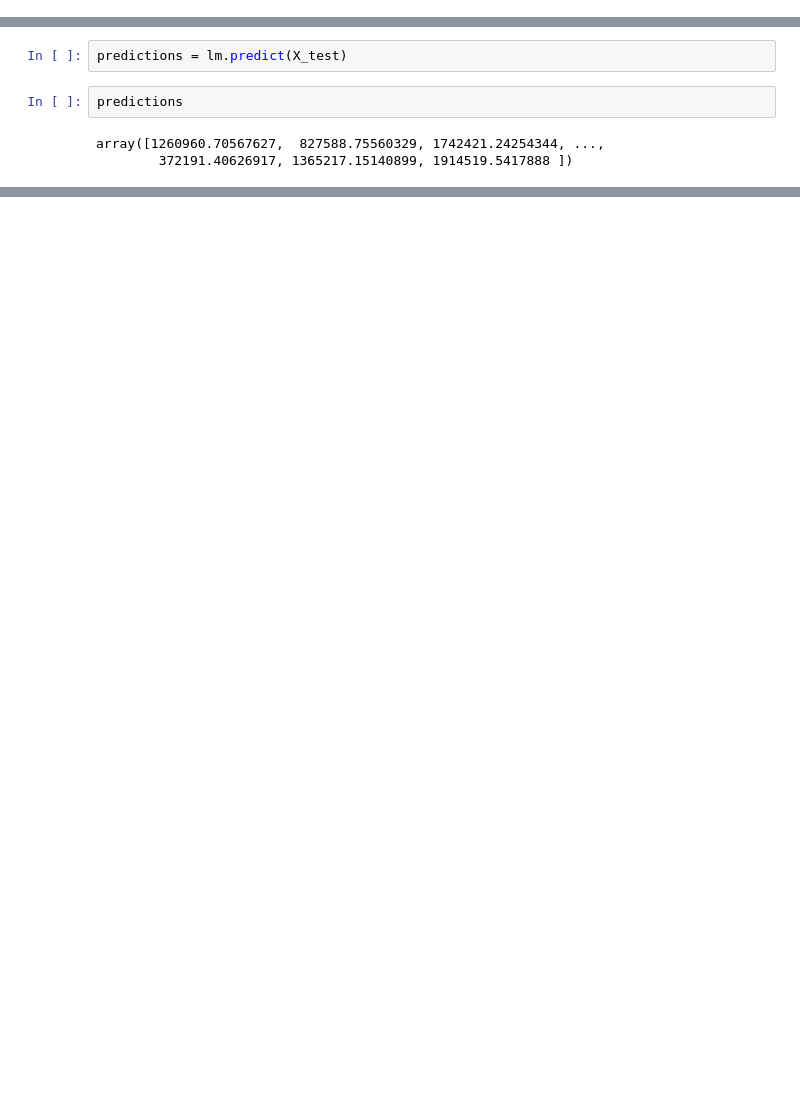
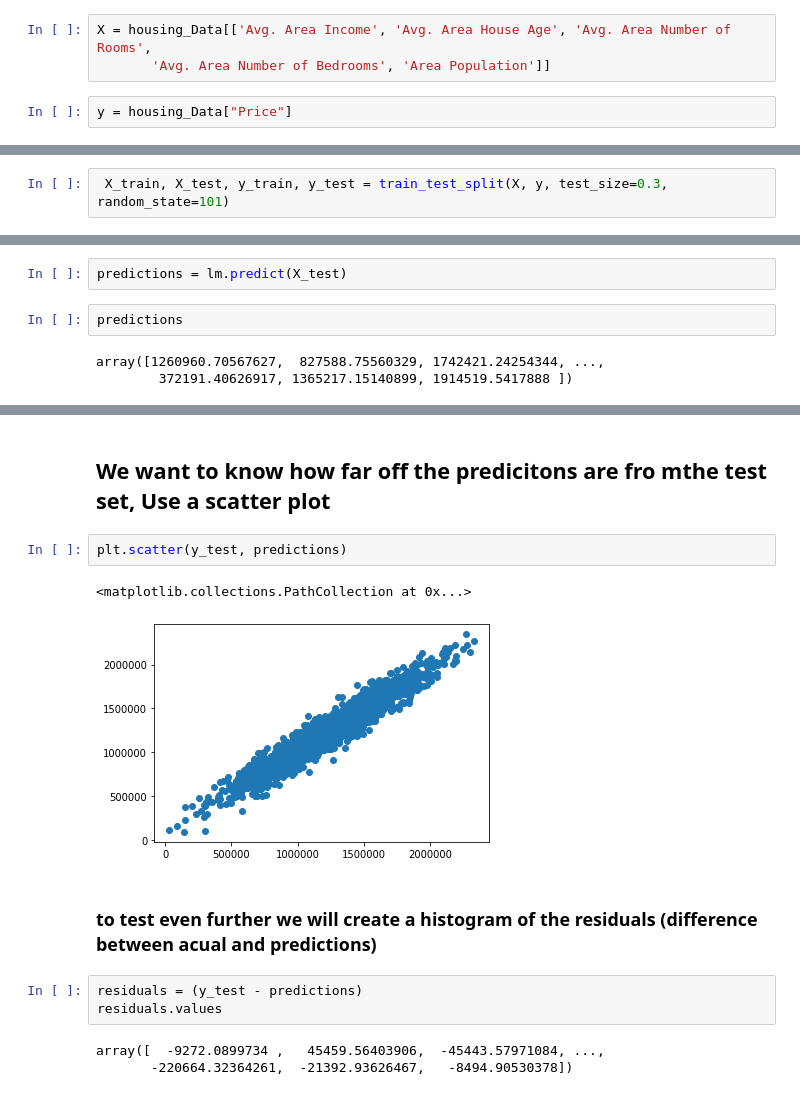
Before and after one commit to Berkat0789/Data_Analysis, a Jupyter notebook: review/Python for Data science and ML Bootcamp/Review/Machine Learning/SciKit Learn -> Linear regression .ipynb, the cells around one changed output, grey strips where cells are left out. Drawn from its saved outputs; the diff is of its cells as text; blank space fills up the shorter version.

```diff
--- a/review/Python for Data science and ML Bootcamp/Review/Machine Learning/SciKit Learn -> Linear regression .ipynb
+++ b/review/Python for Data science and ML Bootcamp/Review/Machine Learning/SciKit Learn -> Linear regression .ipynb
@@ -119,0 +80,5 @@ from sklearn.linear_model import LinearRegression
+# %%
+X = housing_Data[['Avg. Area Income', 'Avg. Area House Age', 'Avg. Area Number of Rooms',
+       'Avg. Area Number of Bedrooms', 'Area Population']]
+# %%
+y = housing_Data["Price"]
@@ -120,3 +87,5 @@ from sklearn.linear_model import LinearRegression
+# %%
+ X_train, X_test, y_train, y_test = train_test_split(X, y, test_size=0.3, random_state=101)
 # %%
 lm = LinearRegression()
 # %%
@@ -193,0 +145,15 @@ ValueError: Shape of passed values is (5, 6), indices imply (3000, 6)
+# %% [markdown]
+## We want to know how far off the predicitons are fro mthe test set, Use a scatter plot
+# %%
+plt.scatter(y_test, predictions)
+# %% [output]
+<matplotlib.collections.PathCollection at 0x...>
+[figure, added]
+# %% [markdown]
+### to test even further we will create a histogram of the residuals (difference between acual and predictions)
+# %%
+residuals = (y_test - predictions)
+residuals.values
+# %% [output]
+array([  -9272.0899734 ,   45459.56403906,  -45443.57971084, ...,
+       -220664.32364261,  -21392.93626467,   -8494.90530378])
```
Also changed, not shown: parts of 58 cells of this notebook, 4 other files.
